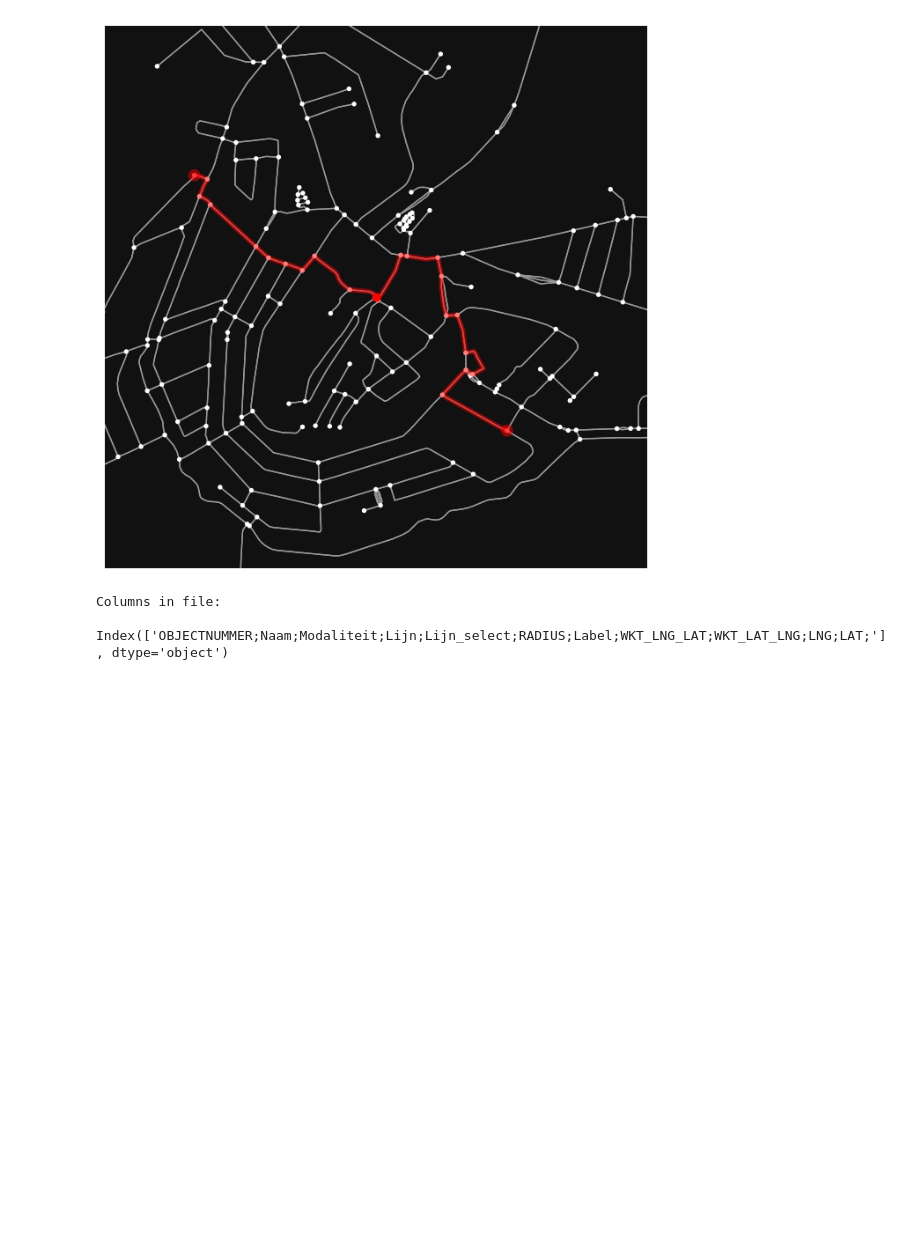
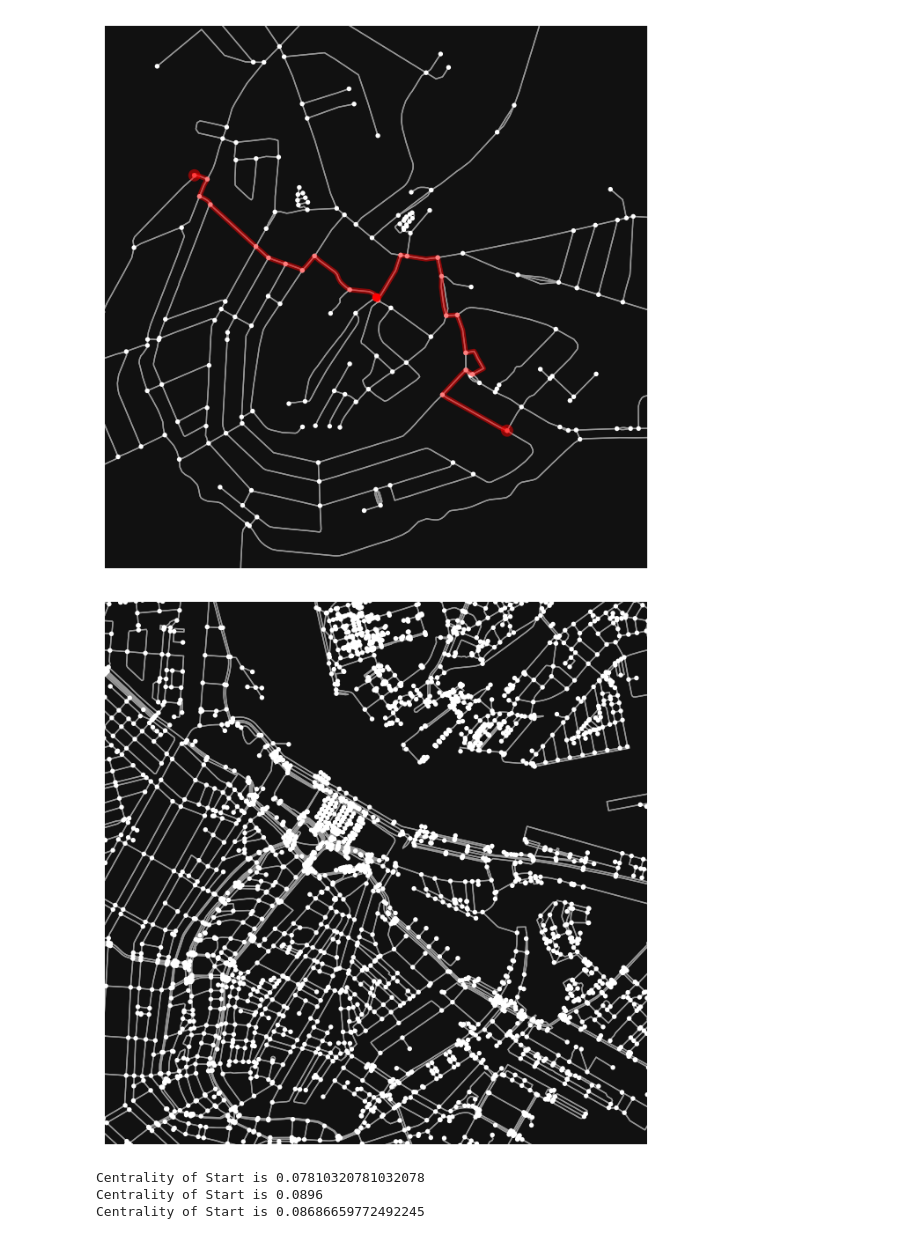
Before and after one commit to quentinverhagen/data_group_9, a Jupyter notebook: Assignment 4/Assignment4.ipynb, the cells around one changed output. Drawn from its saved outputs; the diff is of its cells as text; code cells hidden in the pictures; blank space fills up the shorter version.

```diff
--- a/Assignment 4/Assignment4.ipynb
+++ b/Assignment 4/Assignment4.ipynb
@@ -13,19 +13,19 @@ print(location_Westerpark)
 
 #This gets all the canal data from Amsterdam
 ox.config(use_cache=True, log_console=True)
-canals = ox.graph_from_place('Amsterdam', retain_all=False, truncate_by_edge=False,
+canals = ox.graph_from_place('Amsterdam, Netherlands', retain_all=False, truncate_by_edge=False,
                         simplify=True, custom_filter='["waterway"~"canal"]')
 
 
 #Find the nearest nodes nearest node
 nodes_ARTIS = ox.distance.nearest_nodes(canals, location_ARTIS[1], location_ARTIS[0], return_dist=True)
-nodes_point2 = ox.distance.nearest_nodes(canals, location_Westerpark[1], location_Westerpark[0], return_dist=True)
-print(nodes_ARTIS, nodes_point2)
+nodes_Westerpark = ox.distance.nearest_nodes(canals, location_Westerpark[1], location_Westerpark[0], return_dist=True)
+print(nodes_ARTIS, nodes_Westerpark)
 
 #Check if nodes exist
 if nodes_ARTIS[0] in canals.nodes:
     print("Node found.")
-if nodes_point2[0] in canals.nodes:
+if nodes_Westerpark[0] in canals.nodes:
     print("Node found.")
 
 #Shortest path between the two points
@@ -33,7 +33,7 @@ if nodes_point2[0] in canals.nodes:
 
 #This loop ensures a route is found between the start and end point of at least 5000m
 L = 5000 #The route is 5000m long
-path = ox.k_shortest_paths(canals, nodes_ARTIS[0], nodes_point2[0], 1000, 'length')
+path = ox.k_shortest_paths(canals, nodes_ARTIS[0], nodes_Westerpark[0], 1000, 'length')
 for i, path in enumerate(path):
     length = sum(ox.utils_graph.get_route_edge_attributes(canals, path, 'length'))
     if length >= L:
@@ -45,7 +45,7 @@ print(path)
 
 #Since the path is an odd list, this calculates the middle node
 middle_node = math.ceil(len(path) / 2)
-print(middle_node) # =12
+print(middle_node)
 print(path[middle_node])
 
 #Zoom in with middle point as center for bbox
@@ -85,18 +85,29 @@ Node found.
 {'y': 52.3768364, 'x': 4.9027817, 'street_count': 3}
 5004.24
 [figure]
-# %%
-import pandas as pd
-import os.path
-import re
-
-path = "C:/Users/quent/OneDrive/Documents/GitHub/data_group_9/Assignment 4/TRAMMETRO_PUNTEN_2022.csv"
-
-stops_df = pd.read_csv(path)
-print('Columns in file:\n', stops_df.columns)
-
-#stops_nf = bnb_df.loc[(bnb_df['room_type'] != "Private room") & (bnb_df['minimum_nights'] < 8) & (bnb_df['availability_365'] >= 7)]
-#print(bnb_nf)
-# %% [output]
-Columns in file:
- Index(['OBJECTNUMMER;Naam;Modaliteit;Lijn;Lijn_select;RADIUS;Label;WKT_LNG_LAT;WKT_LAT_LNG;LNG;LAT;'], dtype='object')
+# %%
+#This gets all the canal data from Amsterdam
+#ox.config(use_cache=True, log_console=True)
+walk = ox.graph_from_place('Amsterdam, Netherlands', network_type='walk')
+
+#Plot graph of canals
+bbox = ox.utils_geo.bbox_from_point((node_middle['y'], node_middle['x']), dist=1200)
+fig, ax = ox.plot_graph(walk, bbox=bbox, show=False, close=False)
+
+nodes_ARTIS_walk = ox.distance.nearest_nodes(walk, location_ARTIS[1], location_ARTIS[0], return_dist=True)
+nodes_Westerpark_walk = ox.distance.nearest_nodes(walk, location_Westerpark[1], location_Westerpark[0], return_dist=True)
+print(nodes_ARTIS_walk, nodes_Westerpark_walk)
+# %% [output]
+[figure, added]
+# %%
+start_centrality = nx.closeness_centrality(canals, u=nodes_ARTIS[0])
+middle_centrality = nx.closeness_centrality(canals, u=path[middle_node])
+end_centrality = nx.closeness_centrality(canals, u=nodes_Westerpark[0])
+
+print('Centrality of Start is', start_centrality)
+print('Centrality of Start is', middle_centrality)
+print('Centrality of Start is', end_centrality)
+# %% [output]
+Centrality of Start is 0.07810320781032078
+Centrality of Start is 0.0896
+Centrality of Start is 0.08686659772492245
```
